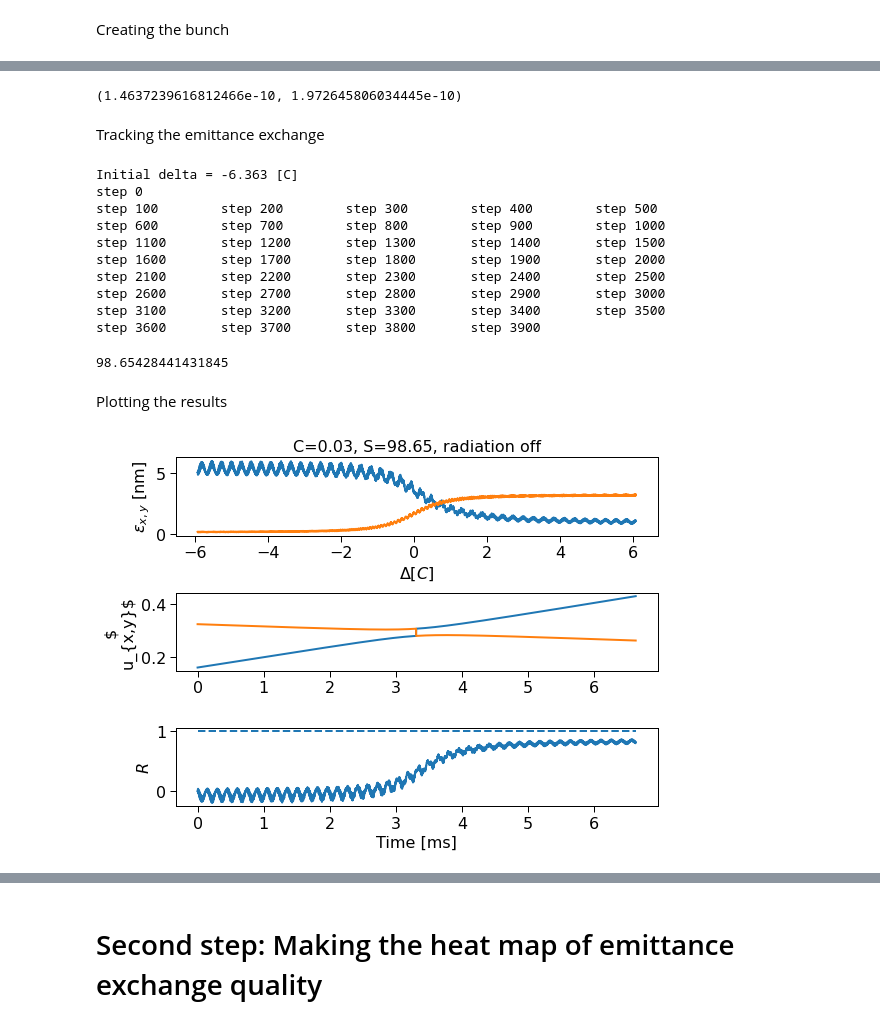
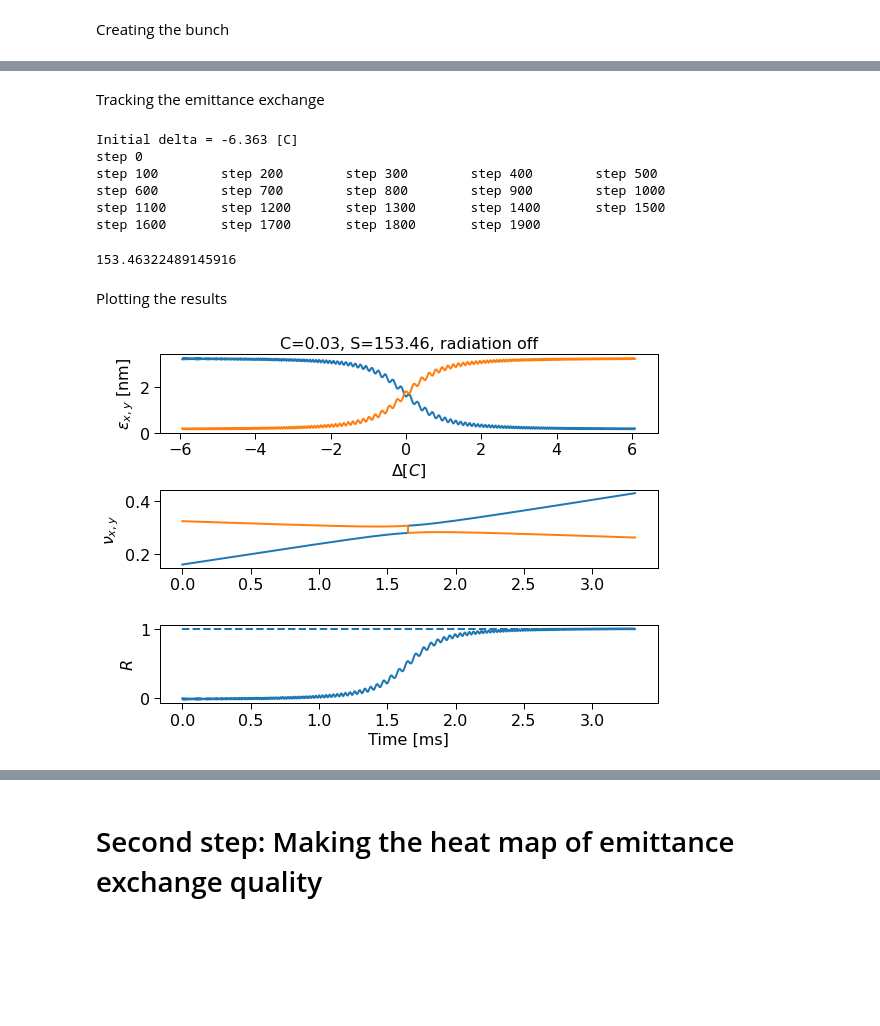
Before and after one commit to lnls-fac/apsuite, a Jupyter notebook: apsuite/emittance_exchange/emittance_exchange_simulation/emittance_crossing.ipynb, the cells around one changed output, grey strips where cells are left out. Drawn from its saved outputs; the diff is of its cells as text; code cells hidden in the pictures; blank space fills up the shorter version.

```diff
--- a/apsuite/emittance_exchange/emittance_exchange_simulation/emittance_crossing.ipynb
+++ b/apsuite/emittance_exchange/emittance_exchange_simulation/emittance_crossing.ipynb
@@ -226,7 +231,7 @@ bo[qs_idx[0][0]].KsL = KsL
 #Getting default quadrupoles strength
 qf_idx = famdata['QF']['index']
 KL_default = bo[qf_idx[0][0]].KL
-KL_crossing = 0.18911
+#KL_crossing = 0.18911
 
 ed_teng, _ = pa.optics.calc_edwards_teng(bo)
 C, _ = pa.optics.estimate_coupling_parameters(ed_teng)
@@ -249,4 +254,4 @@ bunch = pa.tracking.generate_bunch(n_part=1000, emit1=emit1,
                                                   optics=ed_teng[0],
                                                   sigmae=sigmae, sigmas=sigmal)
 co = pa.tracking.find_orbit6(accelerator=bo, indices=[0])
-bunch += co
+bunch += co - np.mean(bunch, axis=1)[:, None]
@@ -259,7 +258,3 @@ emit1, np.sqrt(np.linalg.det(np.cov(bunch[:2,:])))
-# %%
-emit2, np.sqrt(np.linalg.det(np.cov(bunch[2:4,:])))
-# %% [output]
-(1.4637239616812466e-10, 1.972645806034445e-10)
 # %% [markdown]
 Tracking the emittance exchange
 # %%
@@ -268,13 +263,14 @@ print("Initial delta = {:.3f} [C]".format(delta/C))
 
 KL_default = bo[qf_idx[0][0]].KL
 
-N = 2000 # Turns until the exchange
+N = 1000 # Turns until the exchange
 dKL = KL_crossing - KL_default
 KL_list = np.linspace(KL_default, KL_default + 2*dKL, 2*N)
 
-emit1_list = np.zeros(KL_list.shape)
-emit2_list = emit1_list.copy()
-tune1_list, tune2_list = emit1_list.copy(), emit1_list.copy()
+emitx_list = np.zeros(KL_list.shape)
+emity_list = emitx_list.copy()
+tune1_list, tune2_list = emitx_list.copy(), emitx_list.copy()
+energy_info = np.zeros([2, KL_list.size])
 
 bunch0 = bunch
 
@@ -292,12 +288,21 @@ for i, KL in enumerate(KL_list):
     bunch0 = np.dot(m66, bunch0)
 
     # Computing the RMS emittance
-    emit1_list[i] = np.sqrt(np.linalg.det(np.cov(bunch0[:2,:])))
-    emit2_list[i] = np.sqrt(np.linalg.det(np.cov(bunch0[2:4,:])))
+    twi, *_ = pa.optics.calc_twiss(bo)
+    etax, etapx = twi.etax[0], twi.etapx[0]
+    etay, etapy = twi.etay[0], twi.etapy[0]
+    disp = np.array([[etax], [etapx], [etay], [etapy], [0], [0]])
+    bunch_nodisp = bunch0 - bunch0[4]*disp - np.mean(bunch0, axis=1)[:, None]
+    emitx_list[i] = np.sqrt(np.linalg.det(np.cov(bunch_nodisp[:2,:])))
+    emity_list[i] = np.sqrt(np.linalg.det(np.cov(bunch_nodisp[2:4,:])))
 
     # Computing Tunes
     eqparams = pa.optics.EqParamsFromBeamEnvelope(bo)
     tune1_list[i], tune2_list[i] = eqparams.tune1, eqparams.tune2
+
+    # Saving the beam energy through the exchange
+    energy_info[0,i] = np.mean(bunch0[4])
+    energy_info[1,i] = np.var(bunch0[4])
 
     # Printing progress
     if i % 100 == 0:
@@ -310,46 +315,42 @@ step 0
 step 100        step 200        step 300        step 400        step 500
 step 600        step 700        step 800        step 900        step 1000
 step 1100       step 1200       step 1300       step 1400       step 1500
-step 1600       step 1700       step 1800       step 1900       step 2000
-step 2100       step 2200       step 2300       step 2400       step 2500
-step 2600       step 2700       step 2800       step 2900       step 3000
-step 3100       step 3200       step 3300       step 3400       step 3500
-step 3600       step 3700       step 3800       step 3900
+step 1600       step 1700       step 1800       step 1900
 # %%
 T_r = 1.657 * 1e-3 #  Revolution period [ms]
-S = np.abs(tune1_list[0] - tune2_list[0])/(2000 * T_r*0.02**2)
+S = np.abs(tune1_list[0] - tune2_list[0])/(N * T_r*C**2)
 print(S)
 # %% [output]
-98.65428441431845
+153.46322489145916
 # %% [markdown]
 Plotting the results
 # %%
 plt.style.use(['notebook', 'no-latex'])
 deltae = tune1_list - tune2_list
 C = np.min(np.abs(deltae)) # True coupling coefficent
 delta = np.sign(deltae)*np.sqrt(deltae**2 - C**2)
-R = calc_R(emit1_list[0], emit2_list[0], emit1_list)
+R = calc_R(emitx_list[0], emity_list[0], emitx_list)
 
 fig,ax = plt.subplots(3,1, sharex=False)
 
-N = np.arange(len(delta))
-t = N * T_r
+Ns = np.arange(len(delta))
+t = Ns * T_r
 
-ax[0].plot(delta/C, emit1_list*1e9)
-ax[0].plot(delta/C, emit2_list*1e9)
-ax[0].set_ylabel("$\epsilon_{x,y}$ [nm]")
-ax[0].set_xlabel('$\Delta [C]$')
+ax[0].plot(delta/C, emitx_list*1e9)
+ax[0].plot(delta/C, emity_list*1e9)
+ax[0].set_ylabel(r"$\epsilon_{x,y}$ [nm]")
+ax[0].set_xlabel(r'$\Delta [C]$')
 ax[0].set_title('C={:.2f}, S={:.2f}, radiation off'.format(C, S))
 
 ax[1].plot(t, tune1_list)
 ax[1].plot(t, tune2_list)
-ax[1].set_ylabel("$\nu_{x,y}$")
+ax[1].set_ylabel(r"$\nu_{x,y}$")
 
 ax[2].plot(t, R)
 ax[2].set_ylabel('$R$')
 ax[2].set_xlabel("Time [ms]")
 ax[2].hlines(1, np.min(t), np.max(t), linestyle='--')
 
 plt.tight_layout()
 # %% [output]
-[figure, old version]
+[figure, new version]
```
Also changed, not shown: parts of 15 cells of this notebook.
